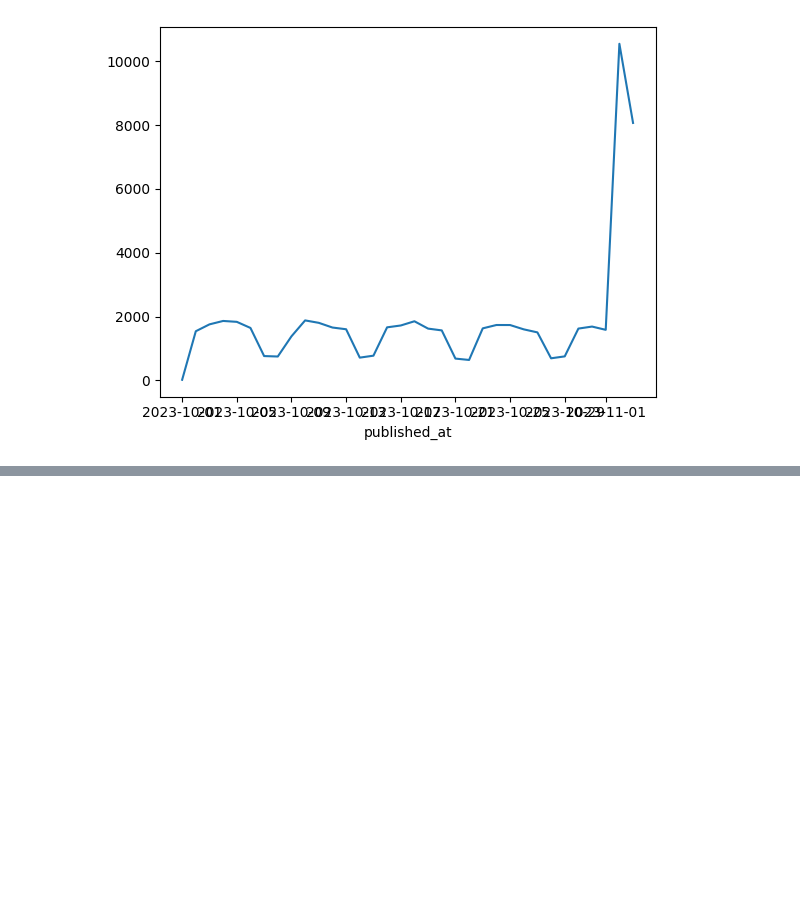
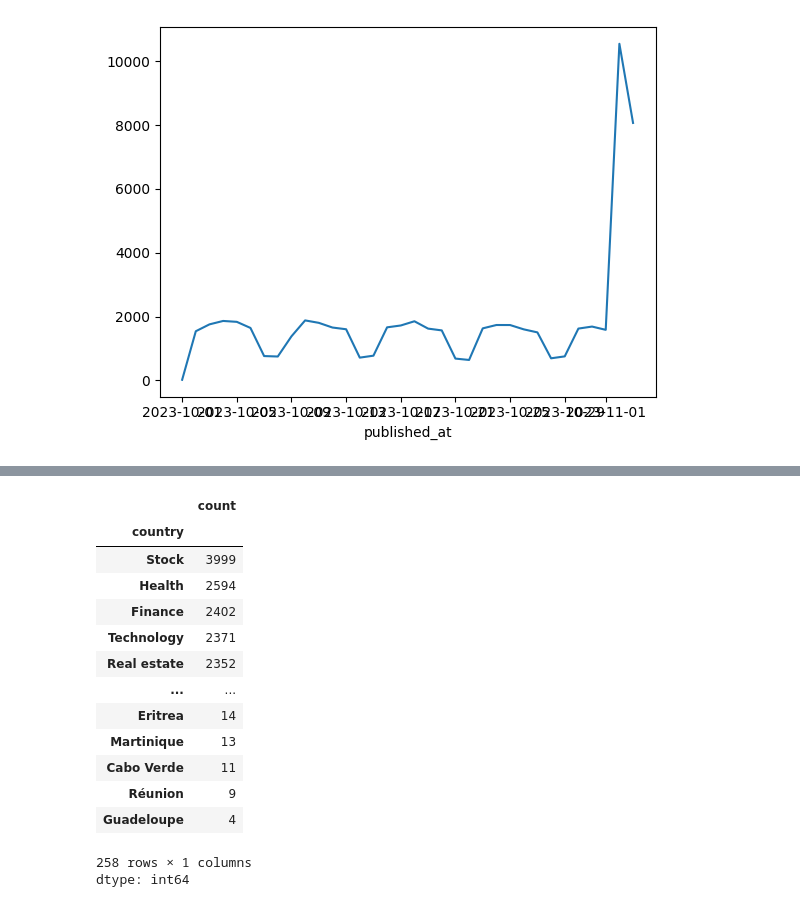
Before and after one commit to Harshita-Puthran/factverse, a Jupyter notebook: factverse_detection_model.ipynb, the cells around one changed output, grey strips where cells are left out. Cells and saved outputs as stored; diff of their text form; code cells hidden in the pictures; blank space fills up the shorter version.

```diff
--- a/factverse_detection_model.ipynb
+++ b/factverse_detection_model.ipynb
@@ -96,3 +90,16 @@ df['published_at'].dt.date.value_counts().sort_index().plot(kind='line')
 # %% [output]
 <Axes: xlabel='published_at'>
 [figure]
+# %%
+#missing value imputation
+df['author'].fillna('Unknown', inplace=True)
+df['url_to_image'].fillna('NA', inplace=True)
+
+df = df.drop(['source_id'],axis=1)
+#drop all columns with missing title since it is important
+df = df.dropna(subset=['title'])
+# Fill missing description with empty string
+df['description'] = df['description'].fillna('')
+# Rename category to country
+df = df.rename(columns={'category': 'country'})
+df['country'] = df['country'].fillna('Unknown')
@@ -98,0 +144,18 @@ df['published_at'].dt.date.value_counts().sort_index().plot(kind='line')
+# %%
+df['country'].value_counts()
+# %% [output]
+|  | count |
+| country |  |
+| Stock | 3999 |
+| Health | 2594 |
+| Finance | 2402 |
+| Technology | 2371 |
+| Real estate | 2352 |
+| ... | ... |
+| Eritrea | 14 |
+| Martinique | 13 |
+| Cabo Verde | 11 |
+| Réunion | 9 |
+| Guadeloupe | 4 |
+258 rows × 1 columns
+dtype: int64
```
Also changed, not shown: parts of 7 cells of this notebook.
